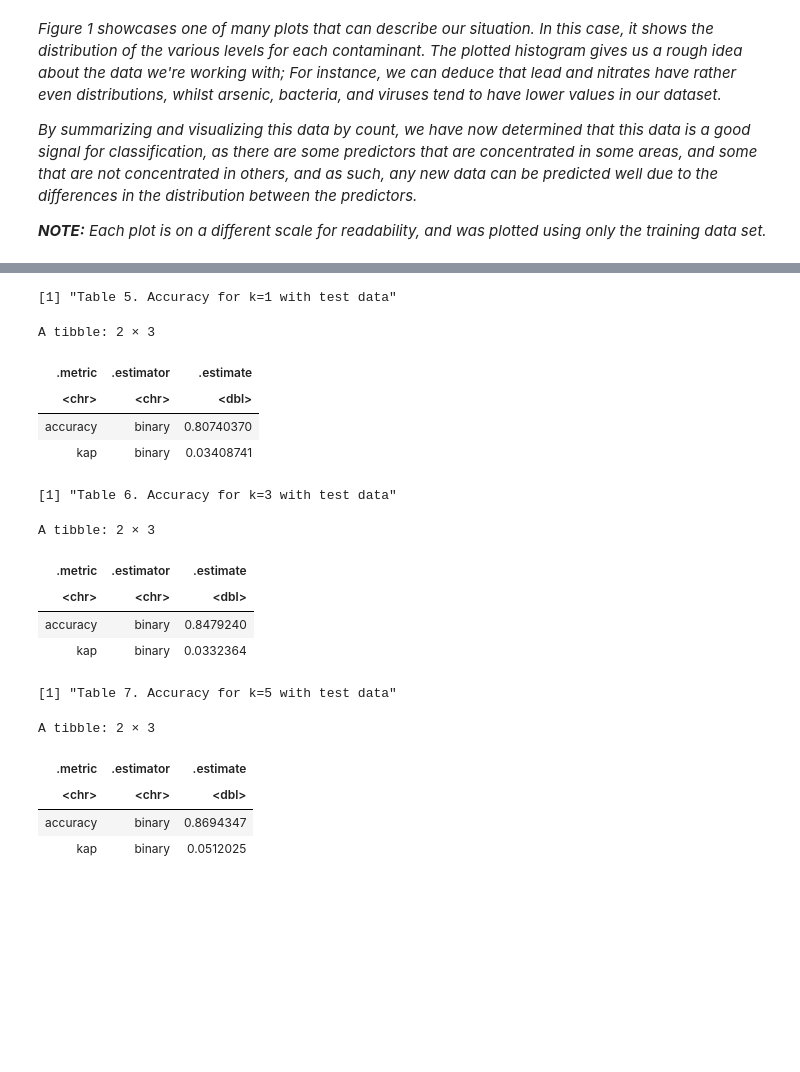
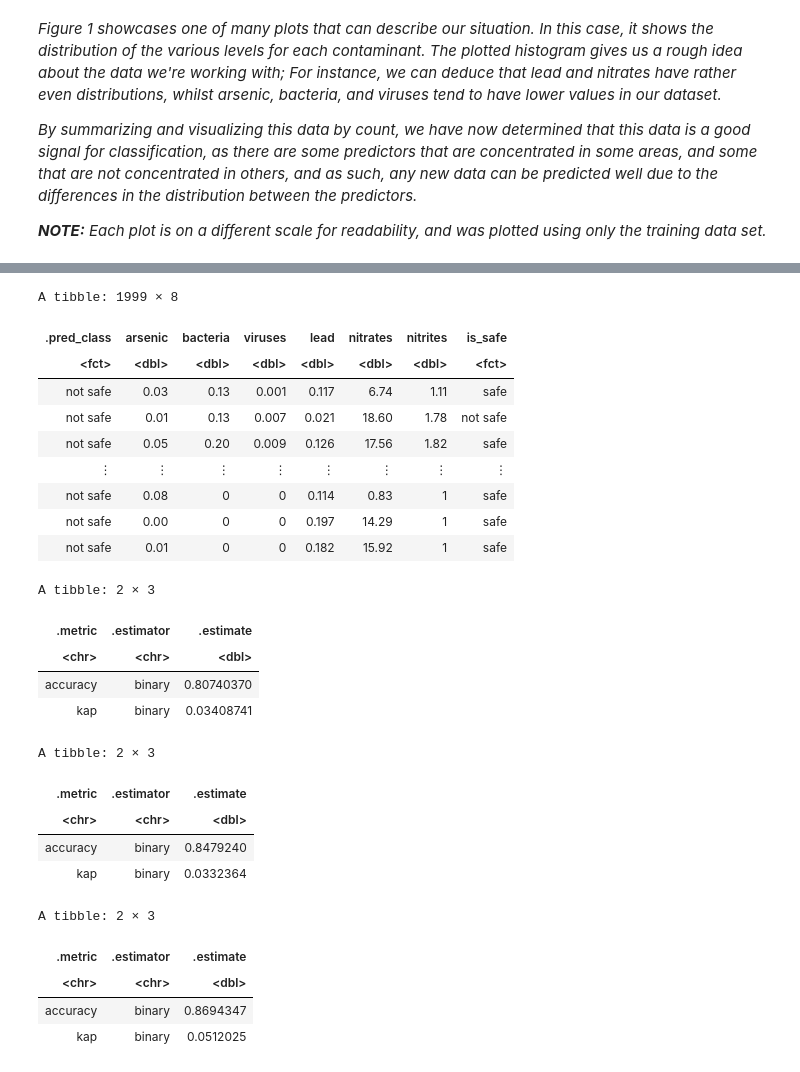
Before and after one commit to zayan-sheikh/DSCI-G13-Project, a Jupyter notebook: proj.ipynb, the cells around one changed output, grey strips where cells are left out. Saved outputs shown, nothing was run; the diff lists cells and outputs as text; code cells hidden in the pictures; blank space fills up the shorter version.

```diff
--- a/proj.ipynb
+++ b/proj.ipynb
@@ -325,17 +354,29 @@ test_pred_3 <- predict(knn_workflow_3, water_test)|>
 # %%
-#model 3 (5 nearest neighbors), test accuracy with testing data:
+#model 3 (5 nearest neighbors):
 
 water_knn_5 <- nearest_neighbor(weight_func = 'rectangular', neighbors = 5) |>
     set_engine('kknn') |>
     set_mode('classification')
 
 knn_workflow_5 <- workflow() |>
     add_recipe(water_recipe) |>
     add_model(water_knn_5) |>
     fit(data = water_train)
 
 test_pred_5 <- predict(knn_workflow_5, water_test)|>
     bind_cols(water_test)
+test_pred_5
+# %% [output]
+A tibble: 1999 × 8
+| .pred_class | arsenic | bacteria | viruses | lead | nitrates | nitrites | is_safe |
+| <fct> | <dbl> | <dbl> | <dbl> | <dbl> | <dbl> | <dbl> | <fct> |
+| not safe | 0.03 | 0.13 | 0.001 | 0.117 | 6.74 | 1.11 | safe |
+| not safe | 0.01 | 0.13 | 0.007 | 0.021 | 18.60 | 1.78 | not safe |
+| not safe | 0.05 | 0.20 | 0.009 | 0.126 | 17.56 | 1.82 | safe |
+| ⋮ | ⋮ | ⋮ | ⋮ | ⋮ | ⋮ | ⋮ | ⋮ |
+| not safe | 0.08 | 0 | 0 | 0.114 | 0.83 | 1 | safe |
+| not safe | 0.00 | 0 | 0 | 0.197 | 14.29 | 1 | safe |
+| not safe | 0.01 | 0 | 0 | 0.182 | 15.92 | 1 | safe |
 # %%
 model_1_accuracy <- test_pred_1|>
     metrics(truth = is_safe, estimate = .pred_class)
@@ -348,27 +389,22 @@ model_2_accuracy <- test_pred_3|>
 model_3_accuracy <- test_pred_5|>
     metrics(truth = is_safe, estimate = .pred_class)
 
-'Table 5. Accuracy for k=1 with test data'
+
 model_1_accuracy
-'Table 6. Accuracy for k=3 with test data'
 model_2_accuracy
-'Table 7. Accuracy for k=5 with test data'
 model_3_accuracy
 # %% [output]
-[1] "Table 5. Accuracy for k=1 with test data"
+A tibble: 2 × 3
+| .metric | .estimator | .estimate |
+| <chr> | <chr> | <dbl> |
+| accuracy | binary | 0.80740370 |
+| kap | binary | 0.03408741 |
 A tibble: 2 × 3
-| .metric | .estimator | .estimate |
-| <chr> | <chr> | <dbl> |
-| accuracy | binary | 0.80740370 |
-| kap | binary | 0.03408741 |
+| .metric | .estimator | .estimate |
+| <chr> | <chr> | <dbl> |
+| accuracy | binary | 0.8479240 |
+| kap | binary | 0.0332364 |
-[1] "Table 6. Accuracy for k=3 with test data"
+A tibble: 2 × 3
-A tibble: 2 × 3
-| .metric | .estimator | .estimate |
-| <chr> | <chr> | <dbl> |
-| accuracy | binary | 0.8479240 |
-| kap | binary | 0.0332364 |
-[1] "Table 7. Accuracy for k=5 with test data"
-A tibble: 2 × 3
 | .metric | .estimator | .estimate |
 | <chr> | <chr> | <dbl> |
 | accuracy | binary | 0.8694347 |
```
Also changed, not shown: parts of 26 cells of this notebook.
